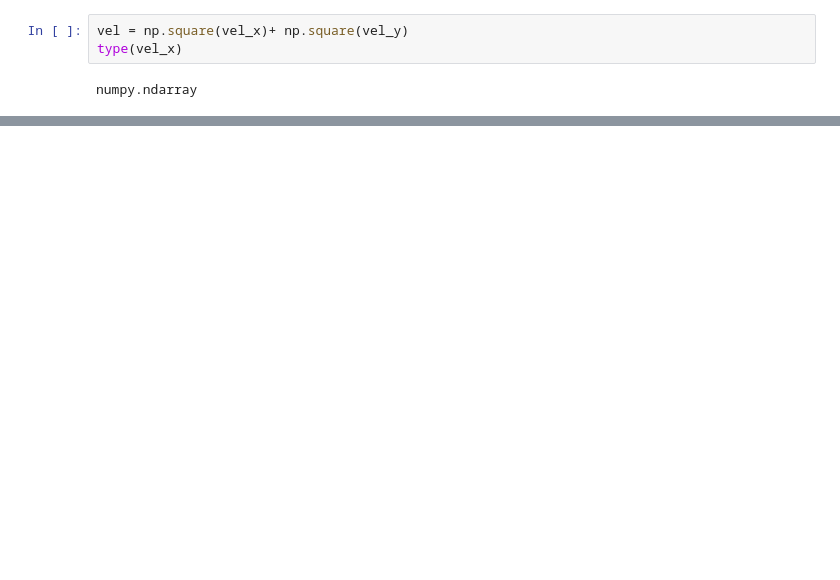
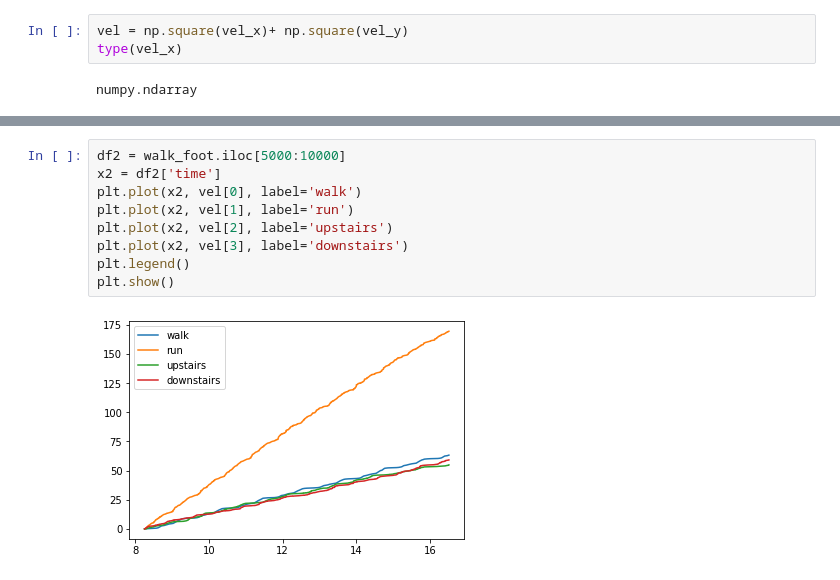
Before and after one commit to maxjing/CMPT353-Final-Project, a Jupyter notebook: velocity.ipynb, the cells around one changed output, grey strips where cells are left out. Cells and saved outputs as stored; diff of their text form; blank space fills up the shorter version.

```diff
--- a/velocity.ipynb
+++ b/velocity.ipynb
@@ -140,0 +220,11 @@ plt.show()
+# %%
+df2 = walk_foot.iloc[5000:10000]
+x2 = df2['time']
+plt.plot(x2, vel[0], label='walk')
+plt.plot(x2, vel[1], label='run')
+plt.plot(x2, vel[2], label='upstairs')
+plt.plot(x2, vel[3], label='downstairs')
+plt.legend()
+plt.show()
+# %% [output]
+[figure, added]
```
Also changed, not shown: parts of 14 cells of this notebook, 2 other files.
